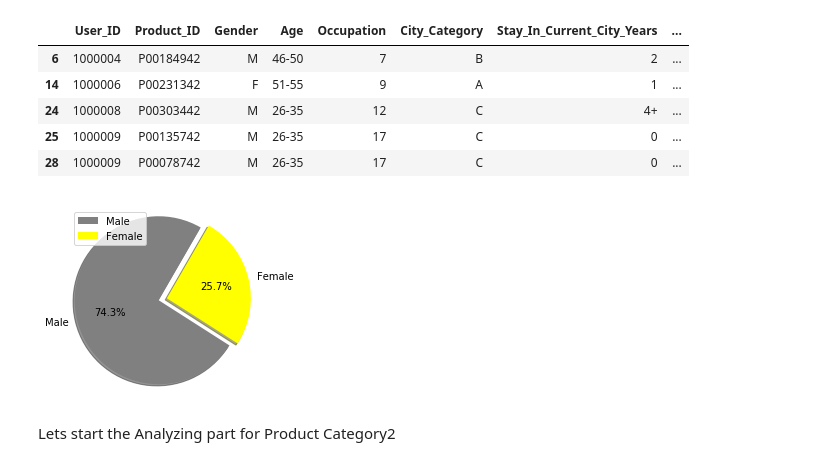
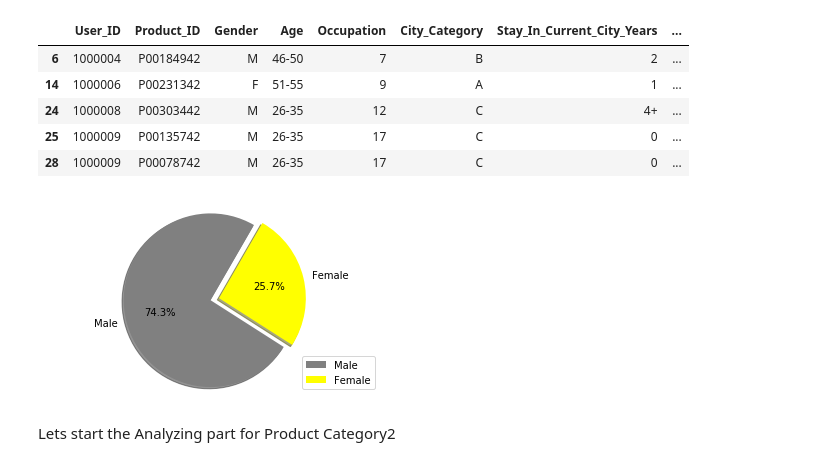
Before and after one commit to NikhitaMethwani/Black-Friday-Sales-Prediction, a Jupyter notebook: Data Aanlaysis on Predicting the Sales on Black Friday.ipynb, the cells around one changed output. Cells and saved outputs as stored; diff of their text form; code cells hidden in the pictures.

```diff
--- a/Data Aanlaysis on Predicting the Sales on Black Friday.ipynb
+++ b/Data Aanlaysis on Predicting the Sales on Black Friday.ipynb
@@ -57,6 +74,8 @@ dataset['Product_Category_3'].fillna('0',inplace= True)
 dataset['Product_Category_3'].isna().sum(axis = 0)
 # %% [output]
 0
+# %%
+dataset.loc[dataset.Stay_In_Current_City_Years == '4+', 'Stay_In_Current_City_Years'] = 4
 # %% [markdown]
 All the columns are clean now as seen below
 # %%
@@ -397,16 +438,16 @@ dataset_prod2.head()
 | 28 | 1000009 | P00078742 | M | 26-35 | 17 | C | 0 | ... |
 # %%
 explode = (0.1,0)
-fig1, ax1 = plt.subplots(figsize=(3,3))
+fig1, ax1 = plt.subplots(figsize=(5,3))
 ax1.pie(dataset_prod2['Gender'].value_counts(), explode=explode,labels=['Male','Female'], autopct='%1.1f%%',colors = ['grey','Yellow'],
         shadow=True, startangle=60)
 # Equal aspect ratio ensures that pie is drawn as a circle
 ax1.axis('equal')
 plt.tight_layout()
 plt.legend()
 plt.show()
 # %% [output]
-[figure, old version]
+[figure, new version]
 # %% [markdown]
 Lets start the Analyzing part for Product Category2
 # %%
```
Also changed, not shown: parts of 30 cells of this notebook.
